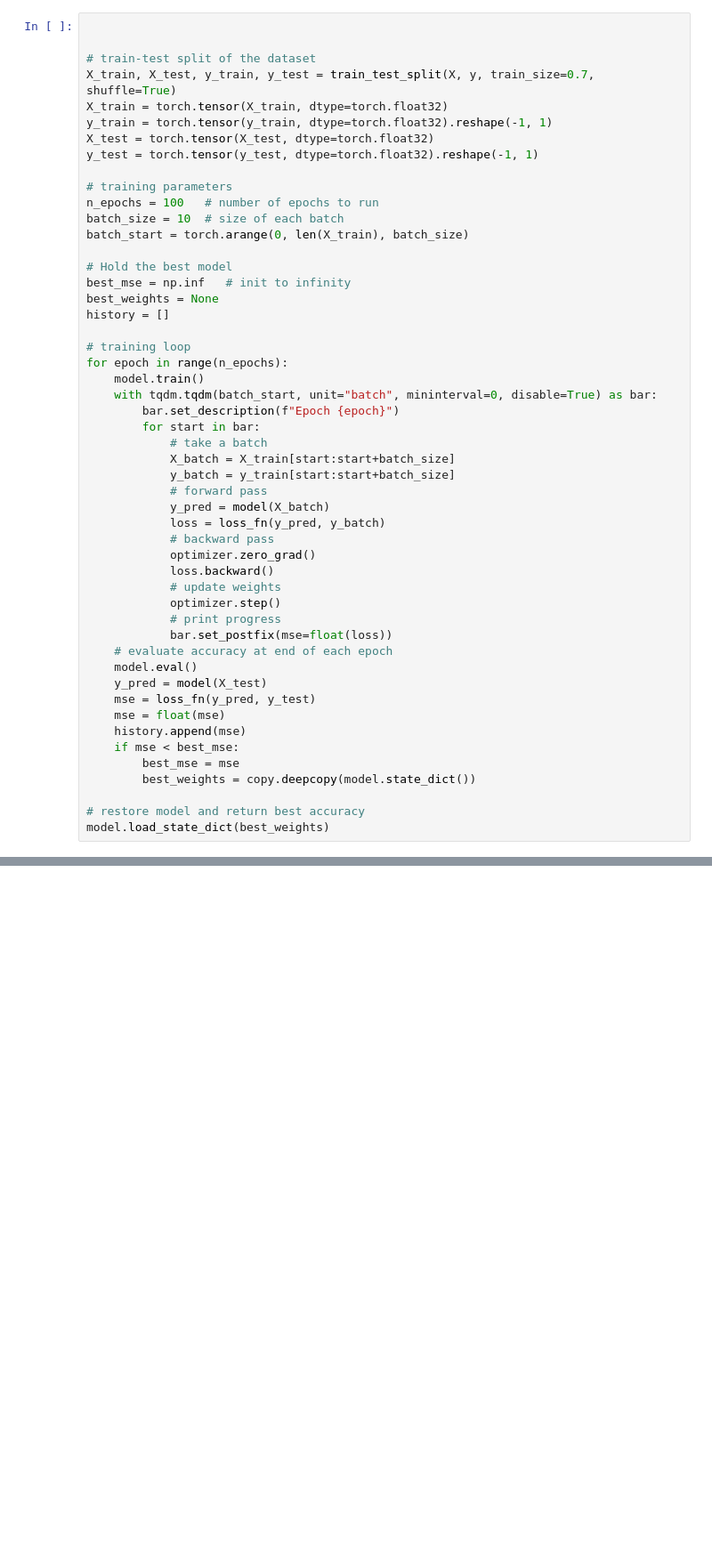
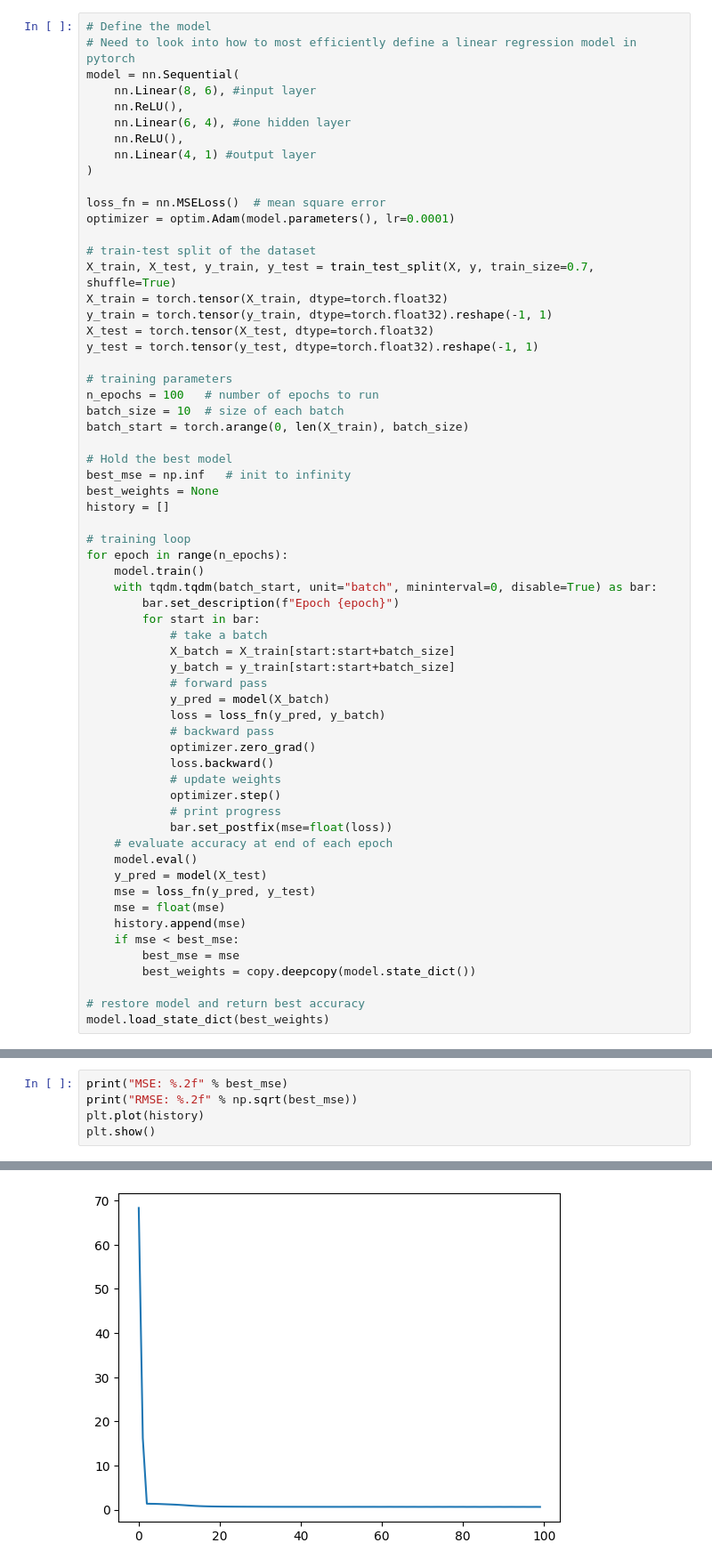
Before and after one commit to lwilsen/HealthCareAnalysis, a Jupyter notebook: luke_code/modelling/nn_lin_reg_test.ipynb, the cells around one changed output, grey strips where cells are left out. Shown at 89% size. Saved outputs shown, nothing was run; the diff lists cells and outputs as text; blank space fills up the shorter version.

```diff
--- a/luke_code/modelling/nn_lin_reg_test.ipynb
+++ b/luke_code/modelling/nn_lin_reg_test.ipynb
@@ -14,7 +19,18 @@ X, y = data.data, data.target
 # %% [output]
 ['MedInc', 'HouseAge', 'AveRooms', 'AveBedrms', 'Population', 'AveOccup', 'Latitude', 'Longitude']
 # %%
+# Define the model
+# Need to look into how to most efficiently define a linear regression model in pytorch
+model = nn.Sequential(
+    nn.Linear(8, 6), #input layer
+    nn.ReLU(),
+    nn.Linear(6, 4), #one hidden layer
+    nn.ReLU(),
+    nn.Linear(4, 1) #output layer
+)
 
+loss_fn = nn.MSELoss()  # mean square error
+optimizer = optim.Adam(model.parameters(), lr=0.0001)
 
 # train-test split of the dataset
 X_train, X_test, y_train, y_test = train_test_split(X, y, train_size=0.7, shuffle=True)
@@ -66,0 +85,6 @@ model.load_state_dict(best_weights)
+# %%
+print("MSE: %.2f" % best_mse)
+print("RMSE: %.2f" % np.sqrt(best_mse))
+plt.plot(history)
+plt.show()
+# %% [output]
@@ -66,0 +93 @@ model.load_state_dict(best_weights)
+[figure, added]
```
Also changed, not shown: parts of 3 cells of this notebook, 1 other file.
